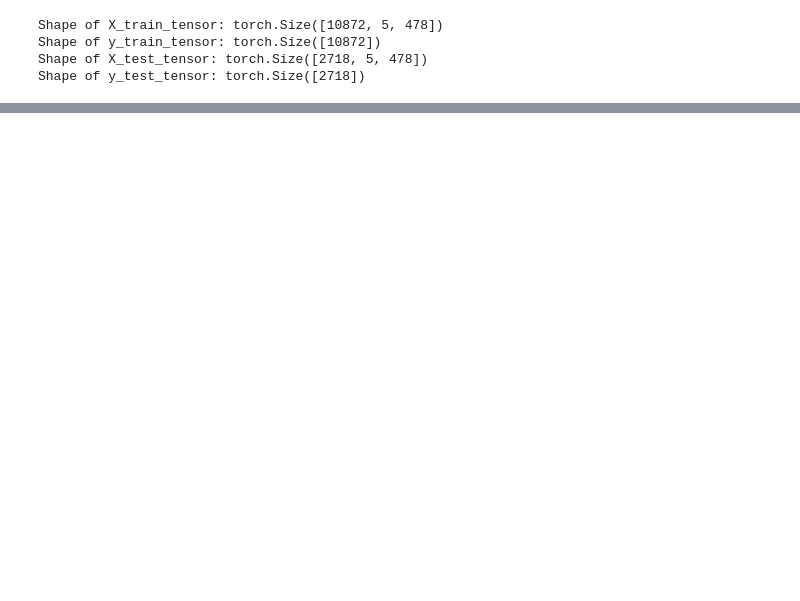
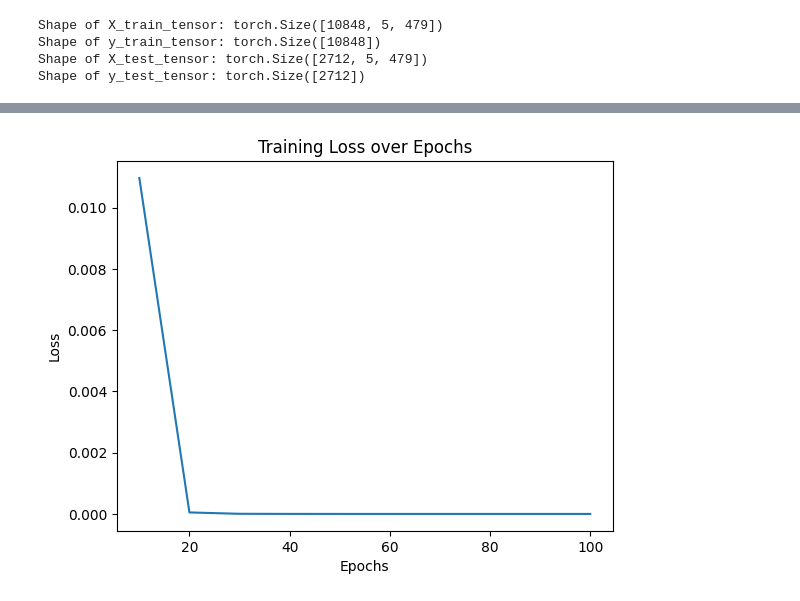
Before and after one commit to ghadfield32/nba_analysis, a Jupyter notebook: nba_dl_rnn_seq_included.ipynb, the cells around one changed output, grey strips where cells are left out. Cells and saved outputs as stored; diff of their text form; code cells hidden in the pictures; blank space fills up the shorter version.

```diff
--- a/nba_dl_rnn_seq_included.ipynb
+++ b/nba_dl_rnn_seq_included.ipynb
@@ -141,7 +99,7 @@ dtype: int64
 BATCH_SIZE = 32
 NUM_EPOCHS = 100
 LEARNING_RATE = 0.001
-HIDDEN_SIZE = 128
+HIDDEN_SIZE = 512
 TEST_SIZE = 0.2
 RANDOM_STATE = 42
 seq_length = 5  # Last 5 games
@@ -204,18 +298,18 @@ X_train_seq, X_test_seq, y_train, y_test = train_test_split(X_seq, y_seq, test_s
 # %%
 # Convert to PyTorch tensors
 import torch
-X_train_tensor = torch.tensor(X_train_seq.astype(np.float32))
+X_train_tensor = torch.tensor(X_train.astype(np.float32))
 y_train_tensor = torch.tensor(y_train.astype(np.float32))
-X_test_tensor = torch.tensor(X_test_seq.astype(np.float32))
+X_test_tensor = torch.tensor(X_test.astype(np.float32))
 y_test_tensor = torch.tensor(y_test.astype(np.float32))
 
 # DataLoader setup
 from torch.utils.data import DataLoader
 
-train_dataset = NBADataset(X_train_seq, y_train, seq_length)
+train_dataset = NBADataset(X_train, y_train, seq_length)
 train_loader = DataLoader(train_dataset, batch_size=BATCH_SIZE, shuffle=True)
 
-test_dataset = NBADataset(X_test_seq, y_test, seq_length)
+test_dataset = NBADataset(X_test, y_test, seq_length)
 test_loader = DataLoader(test_dataset, batch_size=BATCH_SIZE, shuffle=False)
 
 # Debug: Print shapes for clarity
@@ -224,10 +318,10 @@ print("Shape of y_train_tensor:", y_train_tensor.shape)
 print("Shape of X_test_tensor:", X_test_tensor.shape)
 print("Shape of y_test_tensor:", y_test_tensor.shape)
 # %% [output]
-Shape of X_train_tensor: torch.Size([10872, 5, 478])
-Shape of y_train_tensor: torch.Size([10872])
-Shape of X_test_tensor: torch.Size([2718, 5, 478])
-Shape of y_test_tensor: torch.Size([2718])
+Shape of X_train_tensor: torch.Size([10848, 5, 479])
+Shape of y_train_tensor: torch.Size([10848])
+Shape of X_test_tensor: torch.Size([2712, 5, 479])
+Shape of y_test_tensor: torch.Size([2712])
 # %%
 #Two key factors for dropout layers
 #1. Location: Try placing dropout layers after the activation functions, typically after ReLU activations.
@@ -292,8 +389,10 @@ losses = []  # Initialize an empty list to store losses
 
 # Training
 for epoch in range(NUM_EPOCHS):
-    epoch_loss = 0  # Reset epoch loss
+    epoch_loss = 0
+    num_batches = 0
     for features, labels in train_loader:
+        num_batches += 1
         #print("Shape of features:", features.shape)  # Debug line
         optimizer.zero_grad()
         outputs = model(features.float())  # Ensure float type
@@ -301,6 +400,11 @@ for epoch in range(NUM_EPOCHS):
         epoch_loss += loss.item()  # Accumulate loss
         loss.backward()
         optimizer.step()
+
+        batch_loss = loss.item()
+        epoch_loss += batch_loss
+
+    average_epoch_loss = epoch_loss / num_batches
 
     # Only save and print every 10 epochs
     if (epoch + 1) % 10 == 0:
@@ -323,3 +432,4 @@ Epoch 50/100, Loss: 0.0000
+[figure, added]
 # %%
 # Evaluation
 model.eval()
```
Also changed, not shown: parts of 21 cells of this notebook, 10 other files.
